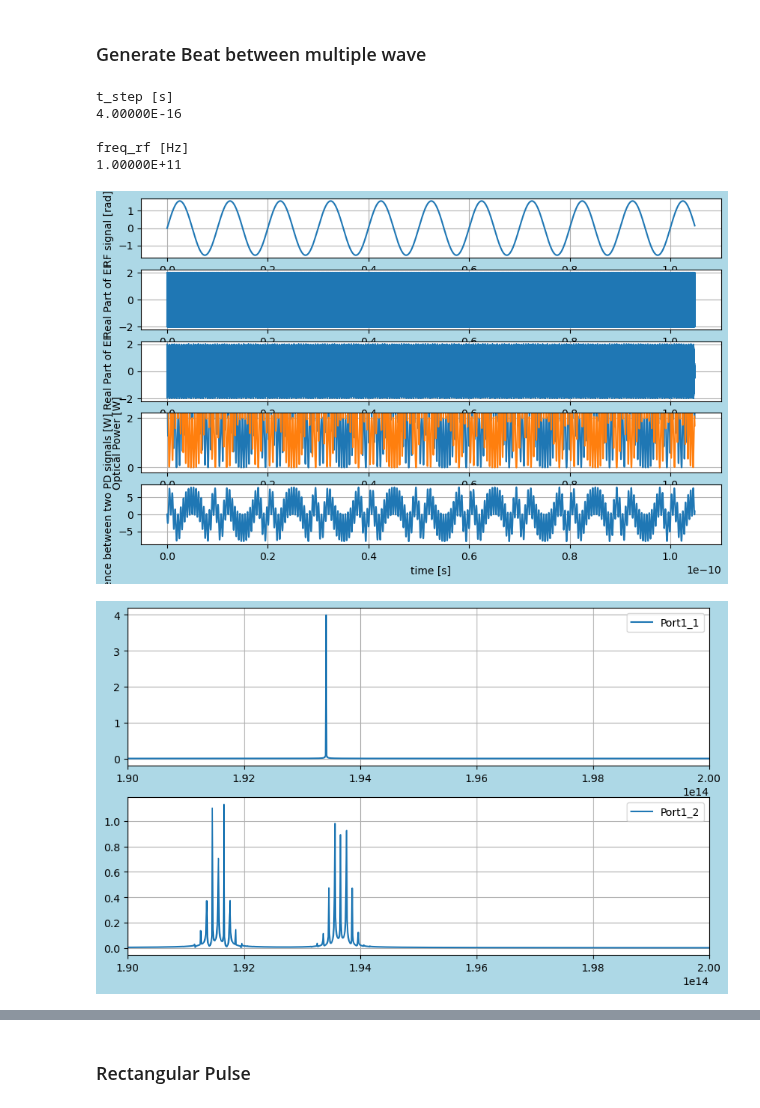
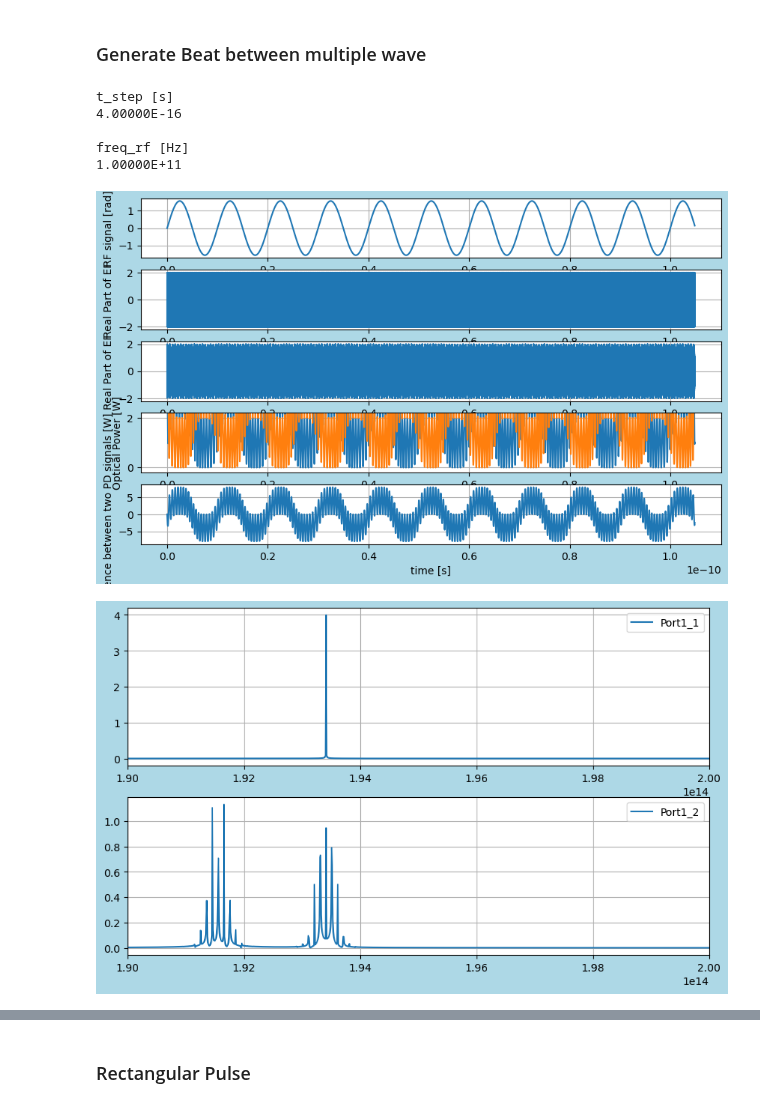
Before and after one commit to tacticstactics/optical-heterodyne-detection, a Jupyter notebook: optical_heterodyne_detection.ipynb, the cells around one changed output, grey strips where cells are left out. Drawn from its saved outputs; the diff is of its cells as text; code cells hidden in the pictures.

```diff
--- a/optical_heterodyne_detection.ipynb
+++ b/optical_heterodyne_detection.ipynb
@@ -93,7 +93,10 @@ for ii in range(samplerate):
     # Path Length modulated
 
     phase1 = 2*np.pi * lightfreq1 * t # phase of local oscillator [rad]
-    phase2 = 2*np.pi * lightfreq2 * t + rf_signal #[rad]
+    phase2 = 2*np.pi * lightfreq2 * t #[rad]
+
+    #phase2 = 2*np.pi * lightfreq2 * t + rf_signal #[rad]
+
 
     Eout1 = optical_heterodyne_detection_def.propagate(phase1, phase2, Ein1)
 
@@ -263,7 +266,7 @@ opl1 =100
 opl2= 100
 
 wl1 = 1550e-9
-wl2 = 1548e-9
+wl2 = 1550e-9
 wl3 = 1565e-9
 
 # If wl1 and wl2 are equal, homodyne. If not, heterodyne.
@@ -401,32 +404,32 @@ ax3_3 = fig3.add_subplot(3, 1, 3)
 Port1_powercol_f = fft(Port3_1_powercol)
 Port2_powercol_f = fft(Port3_2_powercol)
 
 ax3_1.plot(xf, 2.0/samplerate * np.abs(Port1_powercol_f[0:samplerate//2]),label="Port1 Power")
 ax3_1.set_ylabel("Power Spectrum")
 ax3_1.set_xlim(-1e12,10e12)
 ax3_1.legend()
 ax3_1.grid(True)
 
 ax3_2.plot(xf, 2.0/samplerate * np.abs(Port2_powercol_f[0:samplerate//2]), label="Port2 Power")
 ax3_2.set_ylabel("Power Spectrum")
 ax3_2.set_xlim(-1e12,10e12)
 ax3_2.legend()
 ax3_2.grid(True)
 
 Power_diffcol_f = fft(Power_diffcol)
 ax3_3.plot(xf, 2.0/samplerate * np.abs(Power_diffcol_f[0:samplerate//2]), label="Power Difference")
 ax3_3.set_xlabel("Frequency [Hz]")
 ax3_3.set_ylabel("Power Difference Spectrum")
 ax3_3.set_xlim(-1e12,10e12)
 ax3_3.legend()
 ax3_3.grid(True)
 
 plt.show()
 # %% [output]
 t_step [s]
 4.00000E-16
 
 freq_rf [Hz]
 1.00000E+11
-[figure, old version]
+[figure, new version]
-[figure, old version]
+[figure, new version]
```
Also changed, not shown: parts of 4 cells of this notebook.
